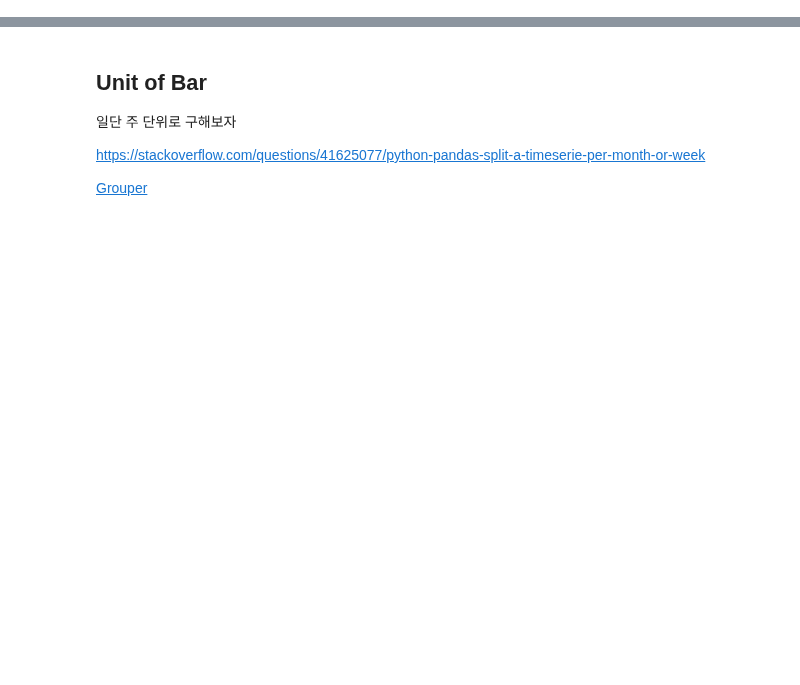
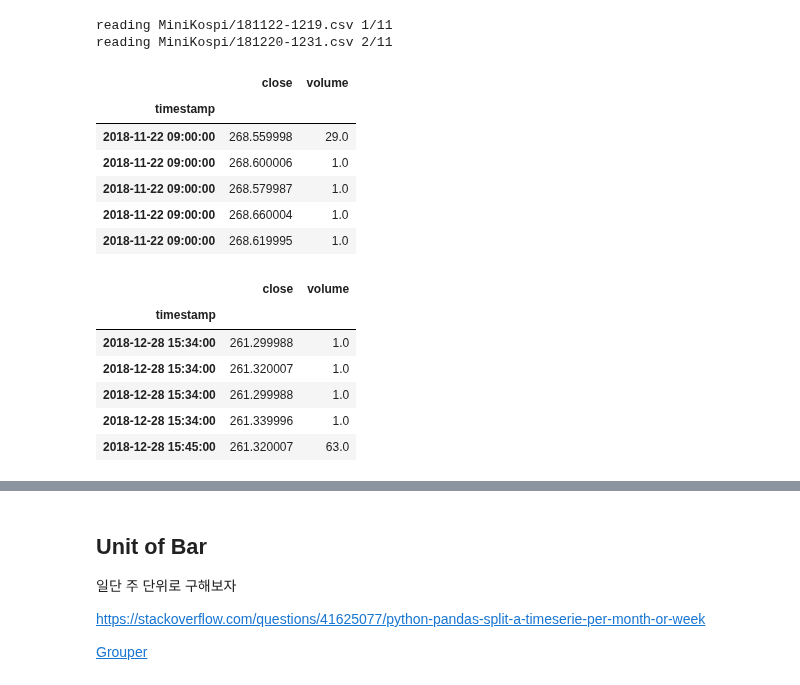
Before and after one commit to kooBH/FinanceServer, a Jupyter notebook: DE_PRADO/ch2.ipynb, the cells around one changed output, grey strips where cells are left out. Saved outputs shown, nothing was run; the diff lists cells and outputs as text; code cells hidden in the pictures; blank space fills up the shorter version.

```diff
--- a/DE_PRADO/ch2.ipynb
+++ b/DE_PRADO/ch2.ipynb
@@ -18,37 +25,55 @@ f.close()
 ts  = TimeSeries(key=key, output_format='pandas')
 tmp, meta_tmp = ts.get_intraday(symbol=symbol,interval='1min', outputsize='full')
 tmp.index = pd.to_datetime(tmp.index)
+## -> tick data 아님
 '''
 
 # 틱 데이터
 path = 'MiniKospi/'
 # 파일명이 일관성이 있으며 시간순으로 오름차순이어야함.
 # 아니면 별도의 sort 또는 예외처리를 해야한다.
 list_file = os.listdir(path)
 
 data = pd.DataFrame(columns=['close','volume'])
 data.index.names = ['timestamp']
 cnt=0
 
 
 # 일단은 전체 데이터를 하나의 dataframe이 넣어서 돌리자
-# 메모리 이슈 생각하면 파일을 쪼개서 하나씩 처리하면 되지만 아직은 데이터 셋이 그렇게 크지 않음
+# 메모리 이슈 생각하면 파일을 쪼개서 하나씩 처리해야 하지만, 아직은 데이터 셋이 그렇게 크지 않음
 # 다만 항상 분할해서 처리해야함을 염두해 두자.
 for file in list_file :
     cnt+=1
     print('reading ' + path + file + ' ' + str(cnt) +'/' + str(len(list_file)) )
     tmp = pd.read_csv(path+file,index_col=0)
     tmp = tmp.drop(columns=['date','time','sell','buy'])
     # conver to datetime
     tmp.index = pd.to_datetime(tmp.index)
     tmp.index.names = ['timestamp']
     data = data.append(tmp)
     # display(tmp.head())
-    # 일단 3개만.
-    if cnt > 2 :
+    # 일단 2개만.
+    if cnt > 1 :
         break
 # display
 display(data.head())
 display(data.tail())
+# %% [output]
+reading MiniKospi/181122-1219.csv 1/11
+reading MiniKospi/181220-1231.csv 2/11
+|  | close | volume |
+| timestamp |  |  |
+| 2018-11-22 09:00:00 | 268.559998 | 29.0 |
+| 2018-11-22 09:00:00 | 268.600006 | 1.0 |
+| 2018-11-22 09:00:00 | 268.579987 | 1.0 |
+| 2018-11-22 09:00:00 | 268.660004 | 1.0 |
+| 2018-11-22 09:00:00 | 268.619995 | 1.0 |
+|  | close | volume |
+| timestamp |  |  |
+| 2018-12-28 15:34:00 | 261.299988 | 1.0 |
+| 2018-12-28 15:34:00 | 261.320007 | 1.0 |
+| 2018-12-28 15:34:00 | 261.299988 | 1.0 |
+| 2018-12-28 15:34:00 | 261.339996 | 1.0 |
+| 2018-12-28 15:45:00 | 261.320007 | 63.0 |
 # %%
 data['close'].plot()
```
Also changed, not shown: parts of 21 cells of this notebook.
